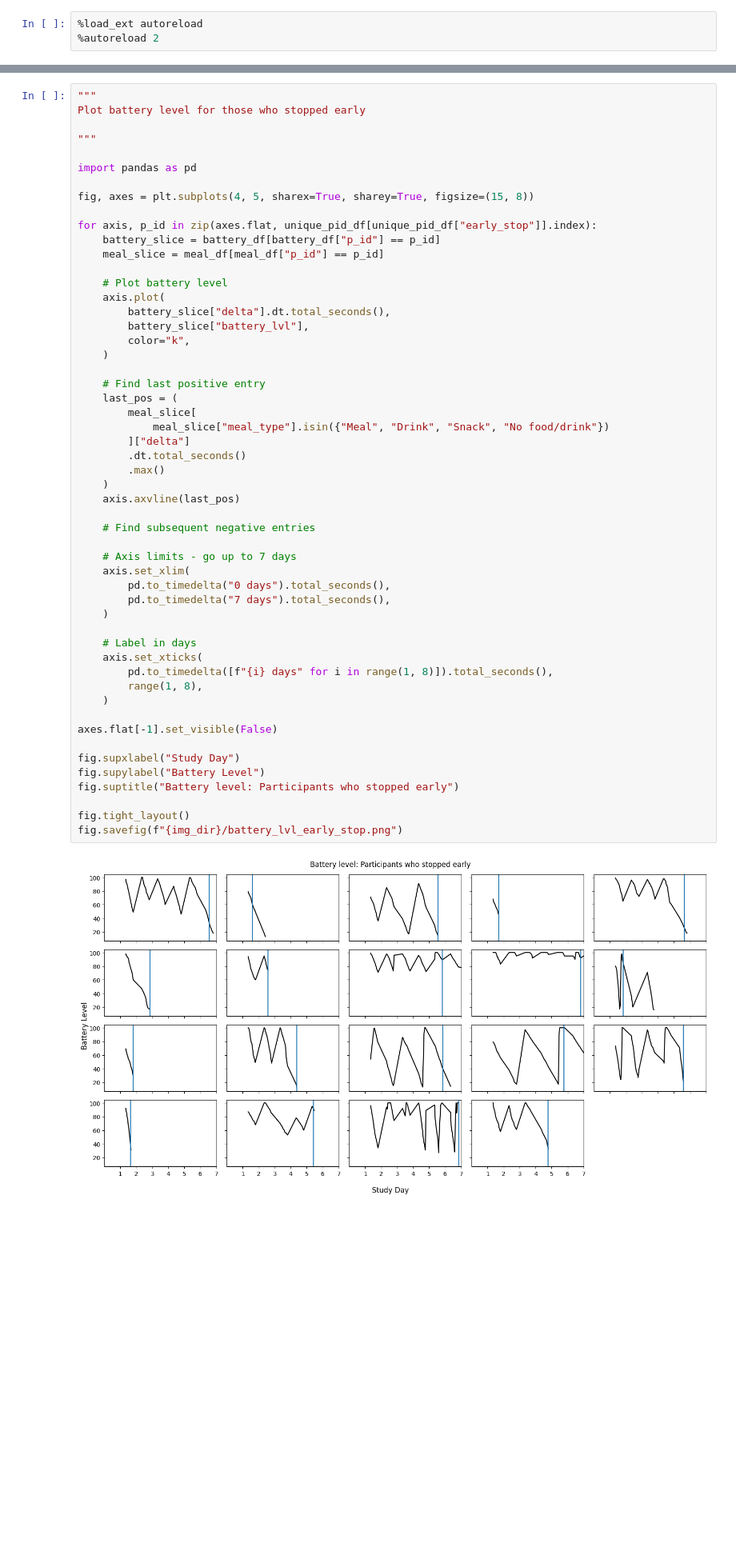
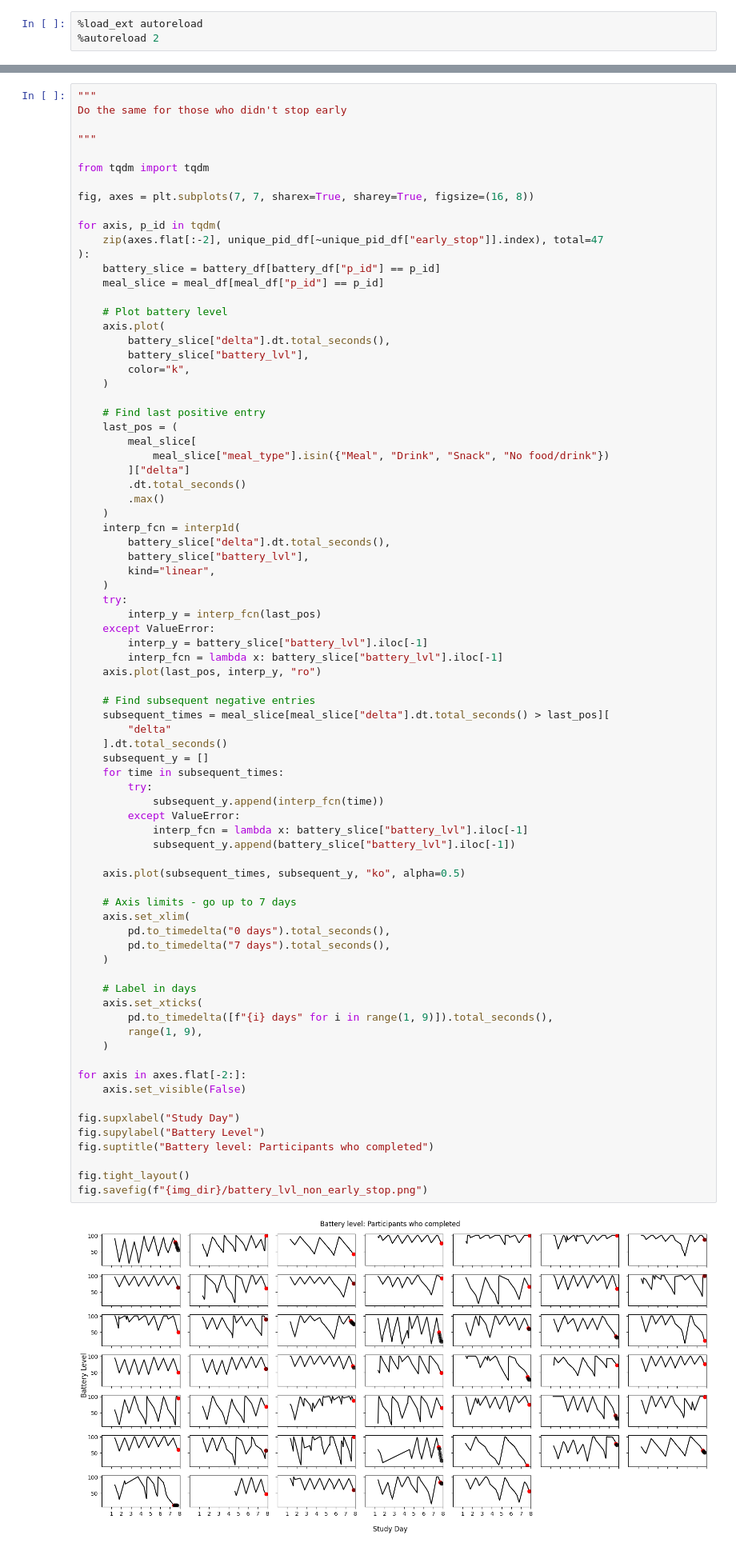
Before and after one commit to richard-lane/seaco_malaysia, a Jupyter notebook: battery_level_2.ipynb, the cells around one changed output, grey strips where cells are left out. Shown at 80% size. Drawn from its saved outputs; the diff is of its cells as text; blank space fills up the shorter version.

Commit message:
plots for early stops + normal participants

```diff
--- a/battery_level_2.ipynb
+++ b/battery_level_2.ipynb
@@ -177,14 +245,16 @@ n_open_ended=26
 # %%
 """
-Plot battery level for those who stopped early
+Do the same for those who didn't stop early
 
 """
 
-import pandas as pd
+from tqdm import tqdm
 
-fig, axes = plt.subplots(4, 5, sharex=True, sharey=True, figsize=(15, 8))
+fig, axes = plt.subplots(7, 7, sharex=True, sharey=True, figsize=(16, 8))
 
-for axis, p_id in zip(axes.flat, unique_pid_df[unique_pid_df["early_stop"]].index):
+for axis, p_id in tqdm(
+    zip(axes.flat[:-2], unique_pid_df[~unique_pid_df["early_stop"]].index), total=47
+):
     battery_slice = battery_df[battery_df["p_id"] == p_id]
     meal_slice = meal_df[meal_df["p_id"] == p_id]
 
@@ -195,37 +265,60 @@ for axis, p_id in zip(axes.flat, unique_pid_df[unique_pid_df["early_stop"]].inde
         color="k",
     )
 
     # Find last positive entry
     last_pos = (
         meal_slice[
             meal_slice["meal_type"].isin({"Meal", "Drink", "Snack", "No food/drink"})
         ]["delta"]
         .dt.total_seconds()
         .max()
     )
-    axis.axvline(last_pos)
+    interp_fcn = interp1d(
+        battery_slice["delta"].dt.total_seconds(),
+        battery_slice["battery_lvl"],
+        kind="linear",
+    )
+    try:
+        interp_y = interp_fcn(last_pos)
+    except ValueError:
+        interp_y = battery_slice["battery_lvl"].iloc[-1]
+        interp_fcn = lambda x: battery_slice["battery_lvl"].iloc[-1]
+    axis.plot(last_pos, interp_y, "ro")
 
     # Find subsequent negative entries
+    subsequent_times = meal_slice[meal_slice["delta"].dt.total_seconds() > last_pos][
+        "delta"
+    ].dt.total_seconds()
+    subsequent_y = []
+    for time in subsequent_times:
+        try:
+            subsequent_y.append(interp_fcn(time))
+        except ValueError:
+            interp_fcn = lambda x: battery_slice["battery_lvl"].iloc[-1]
+            subsequent_y.append(battery_slice["battery_lvl"].iloc[-1])
+
+    axis.plot(subsequent_times, subsequent_y, "ko", alpha=0.5)
 
     # Axis limits - go up to 7 days
     axis.set_xlim(
         pd.to_timedelta("0 days").total_seconds(),
         pd.to_timedelta("7 days").total_seconds(),
     )
 
     # Label in days
     axis.set_xticks(
-        pd.to_timedelta([f"{i} days" for i in range(1, 8)]).total_seconds(),
-        range(1, 8),
+        pd.to_timedelta([f"{i} days" for i in range(1, 9)]).total_seconds(),
+        range(1, 9),
     )
 
-axes.flat[-1].set_visible(False)
+for axis in axes.flat[-2:]:
+    axis.set_visible(False)
 
 fig.supxlabel("Study Day")
 fig.supylabel("Battery Level")
-fig.suptitle("Battery level: Participants who stopped early")
+fig.suptitle("Battery level: Participants who completed")
 
 fig.tight_layout()
-fig.savefig(f"{img_dir}/battery_lvl_early_stop.png")
+fig.savefig(f"{img_dir}/battery_lvl_non_early_stop.png")
 # %% [output]
-[figure, old version]
+[figure, new version]
```
Also changed, not shown: parts of 6 cells of this notebook.
